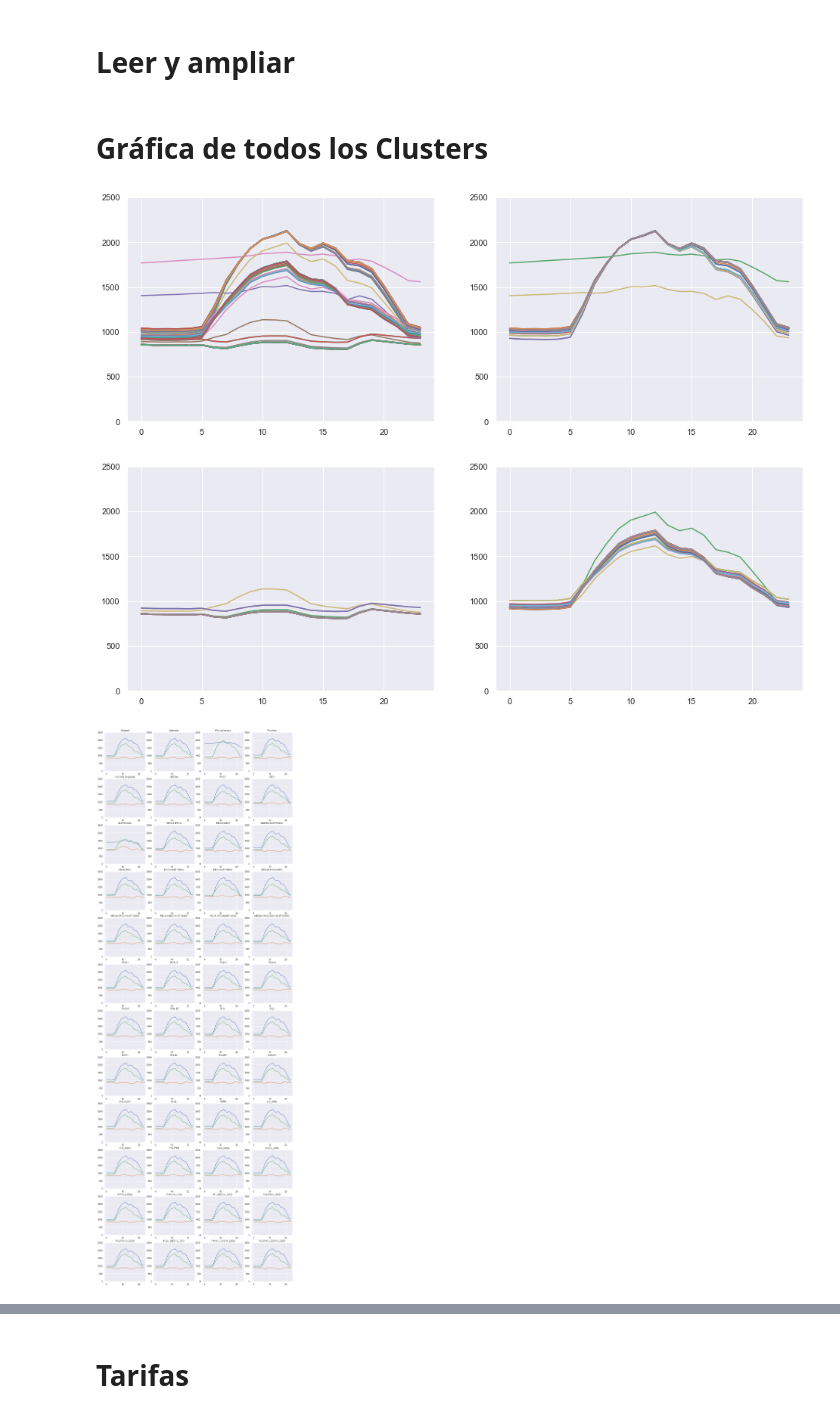
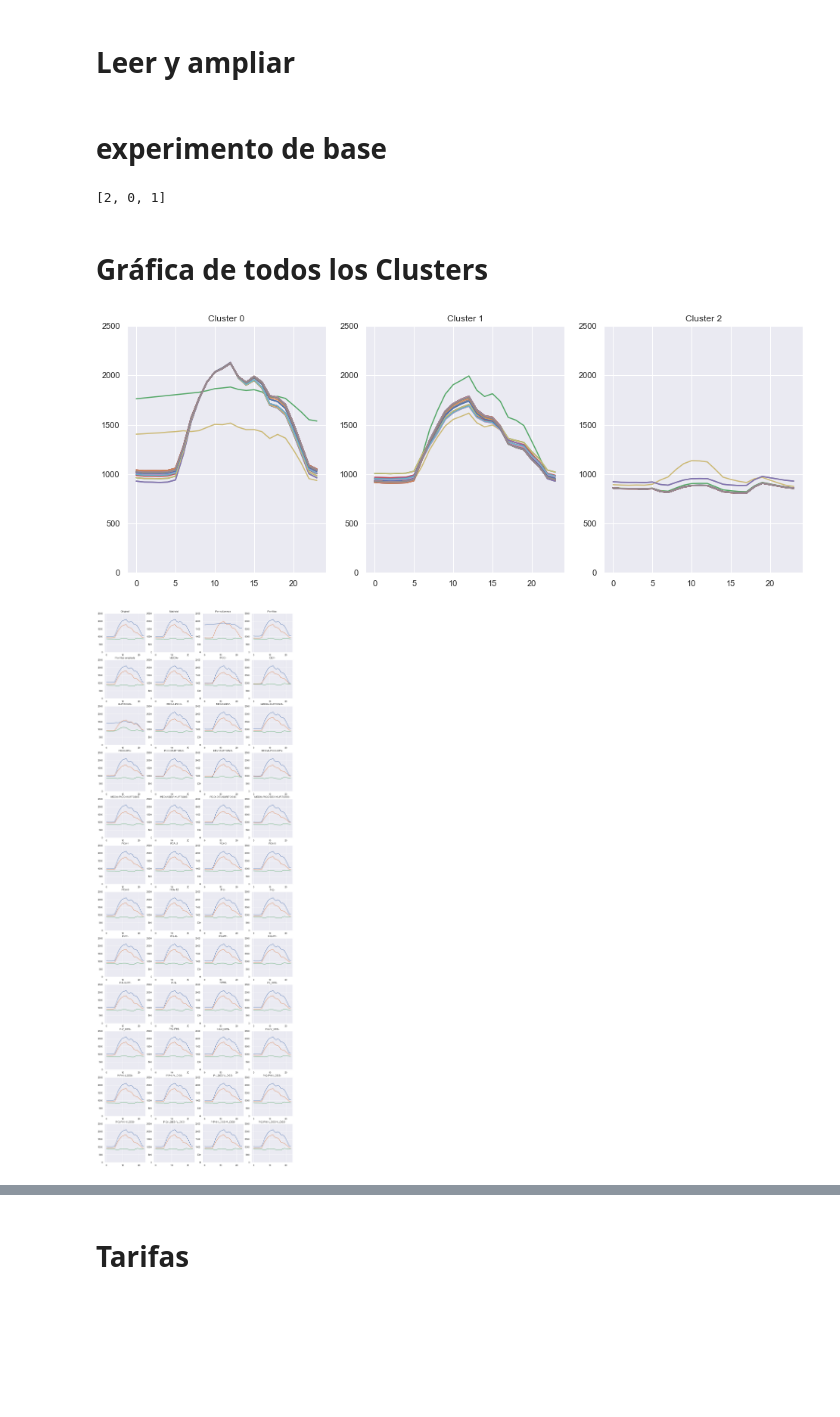
Before and after one commit to ogduartev/energyDataScience, a Jupyter notebook: jupyter/campus/UNC-PrepararDatos.ipynb, the cells around one changed output, grey strips where cells are left out. Saved outputs shown, nothing was run; the diff lists cells and outputs as text; code cells hidden in the pictures; blank space fills up the shorter version.

Commit message:
Preparación De Datos

```diff
--- a/jupyter/campus/UNC-PrepararDatos.ipynb
+++ b/jupyter/campus/UNC-PrepararDatos.ipynb
@@ -491,3 +495,5 @@ for i in range(0,len(features)):
+# %% [markdown]
+# experimento de base
 # %%
 def relabel(LB,clustersA,clustersB):
 #    DM=distance_matrix(clustersA,clustersB)
@@ -525,6 +531,29 @@ def relabelCompleto(Labels,CL):
         RL.append(RLrelabel)
         RC.append(CLrelabel)
     return RC,RL
+# %%
+n_clusters=3
+kmeans = KMeans(n_clusters=n_clusters)
+Casos=[]
+Valores=[]
+kmeans.fit(dd.values)
+CL=[]
+Labels=[]
+
+experimentoOriginal(dd,kmeans)
+experimentoEstandarizacion(dd,kmeans)
+experimentoGeometria(dd,kmeans)
+n_components=[1,2,3,6,9,12]
+experimentoPCA(dd,kmeans,n_components)
+columnasAmpliadoA=['kW_Tot','KVA_Tot','kVAr_Tot','PF_TOT']
+aliasAmpliadoA=['P','S','Q','PF']
+experimentoAmpliado(dd,kmeans,columnasAmpliadoA,aliasAmpliadoA)
+columnasAmpliadoB=['kW_Tot','kVAr_Tot','Z_ANG_MEDIO','IL_DESBALANCE','VL_DESBALANCE']
+aliasAmpliadoB=['P','Q','PHI','I_DES','V_DES']
+experimentoAmpliado(dd,kmeans,columnasAmpliadoB,aliasAmpliadoB)
+[CLOrdenados,LabelsOrdenados]=relabelCompleto(Labels,CL)
+# %% [output]
+[2, 0, 1]
 # %%
 def labelCorrelation(LA,LB):
     coincide=np.count_nonzero([LA==LB])/len(LA)
@@ -537,7 +566,7 @@ def matrixCorrelation(L):
             labelMatrixCorr[i][j]=labelCorrelation(L[i],L[j])
     return labelMatrixCorr
 
-def plotHeatmapCorrs(L,nombres):
+def plotHeatmapCorrs(L,nombres,nomarchivo):
     plt.rcParams["figure.figsize"] = (12,12)
     MM=matrixCorrelation(L)
     mask = np.ones_like(MM)
@@ -548,26 +577,27 @@ def plotHeatmapCorrs(L,nombres):
 #                    linewidths=0.5,linecolor='#A0A0FF')
     figure = svm.get_figure()
     figure.tight_layout()
-#    figure.savefig(nomarchivo, format='eps')
+    figure.savefig(nomarchivo, format='eps')
     plt.show()
 
-def plotCompararPerfiles(CL):
-    plt.rcParams["figure.figsize"] = (8,6)
+def plotCompararPerfiles(CL,cols,nomarchivo):
     n_clusters=len(CL[0])
-    fig, axs = plt.subplots(int(np.ceil((n_clusters+1)/2)),2,figsize=(16, 12))
-    for i in range(0,len(CL)):
-        ax=axs[0,0]
+    fig, axs = plt.subplots(int(np.ceil(n_clusters/cols)),cols)
+    for j in range(0,n_clusters):
+        q,r=divmod(j,cols)
+        if n_clusters > cols:
+            ax=axs[q,r]
+        else:
+            ax=axs[j]
         ax.set_ylim([0,2500])
-        ax.plot(np.transpose(CL[i]))
-    for j in range(0,n_clusters):
-        q,r=divmod(j+1,2)
-        ax=axs[q,r]
-        ax.set_ylim([0,2500])
+        ax.set_title("Cluster "+str(j))
         for i in range(0,len(CL)):
             ax.plot(np.transpose(CL[i][j].values))
+#    fig.suptitle("Perfiles comparados de los centros de cada cluster, para distintas preparaciones de datos", fontsize=14)
+    plt.savefig(nomarchivo, format='eps')
     plt.show()
 
-def plotPerfilesSeparados(CL,Casos,nx):
+def plotPerfilesSeparados(CL,Casos,nx,nomarchivo):
     numPerfiles=len(CL)
     filas=int(np.ceil(numPerfiles/nx))
     fig, axs = plt.subplots(filas,nx,figsize=(4*nx, 4*filas))
@@ -577,6 +607,8 @@ def plotPerfilesSeparados(CL,Casos,nx):
         ax.set_ylim([0,2500])
         ax.set_title(Casos[i])
         ax.plot(np.transpose(CL[i]))
+#    fig.suptitle("Perfiles de los centros de cada cluster, para distintas preparaciones de datos", fontsize=14)
+    plt.savefig(nomarchivo, format='eps')
     plt.show()
 
 def elbow(values,NC):
@@ -585,7 +617,7 @@ def elbow(values,NC):
     score = [kmeans[i].fit(values).score(values) for i in range(len(kmeans))]
     return score
 
-def elbowComparado(valores,NC,nombres):
+def elbowComparado(valores,NC,nombres,nomarchivo):
     plt.rcParams["figure.figsize"] = (12,16)
     scores=np.zeros(shape=(NC-1,1))
     for i in range(0,len(valores)):
@@ -597,18 +629,18 @@ def elbowComparado(valores,NC,nombres):
         plt.plot(range(1,NC),scoresN[:,i],label=nombres[i])
     plt.xlabel('Número de Clusters')
     plt.ylabel('Puntaje normalizado')
-    plt.title('Curva de codo')
+#    plt.title('Curva de codo')
     plt.legend(loc='lower right')
-#    plt.savefig(nomarchivo, format='eps')
+    plt.savefig(nomarchivo, format='eps')
     plt.show()
     return scoresN
 # %% [markdown]
 # Gráfica de todos los Clusters
 # %%
-[CLOrdenados,LabelsOrdenados]=relabelCompleto(Labels,CL)
-plotCompararPerfiles(CLOrdenados)
-plotPerfilesSeparados(CLOrdenados,Casos,4)
-plotHeatmapCorrs(LabelsOrdenados,Casos)
+plt.rcParams["figure.figsize"] = (16,6)
+plotCompararPerfiles(CLOrdenados,3,dirfigs+"perfilesBaseComparados.eps")
+plotPerfilesSeparados(CLOrdenados,Casos,4,dirfigs+"perfilesBaseSeparados.eps")
+plotHeatmapCorrs(LabelsOrdenados,Casos,dirfigs+"heatmapBase.eps")
 # %% [output]
-[figure, old version]
+[figure, new version]
-[figure, old version]
+[figure, new version]
```
Also changed, not shown: parts of 15 cells of this notebook, 39 other files.
